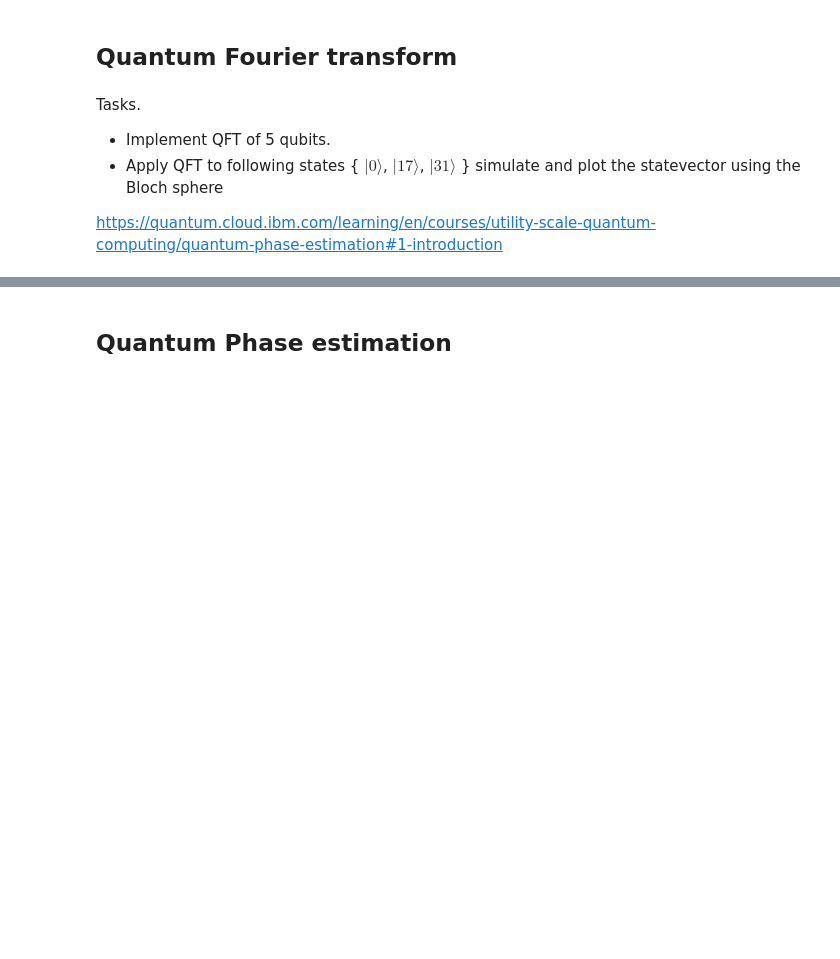
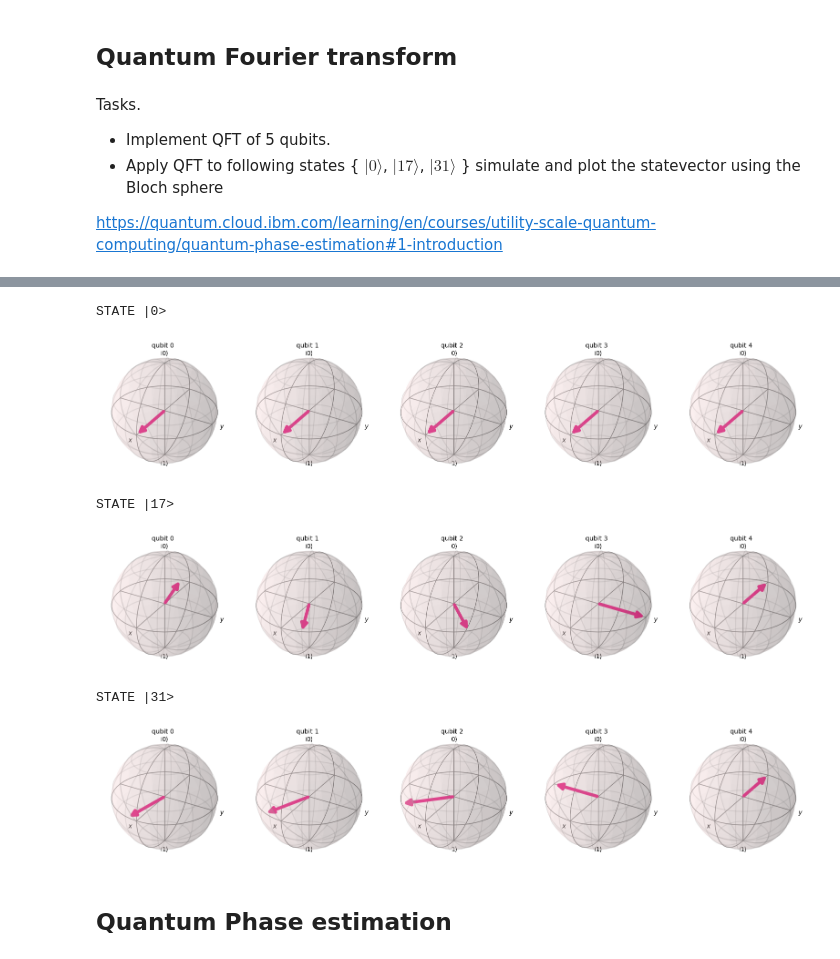
Before and after one commit to kacperpoluszejko/Quantum-Computing, a Jupyter notebook: Lab_7/07_Module_QPE_Shor_2026.ipynb, the cells around one changed output, grey strips where cells are left out. Drawn from its saved outputs; the diff is of its cells as text; code cells hidden in the pictures; blank space fills up the shorter version.

```diff
--- a/Lab_7/07_Module_QPE_Shor_2026.ipynb
+++ b/Lab_7/07_Module_QPE_Shor_2026.ipynb
@@ -11,3 +59,43 @@ https://quantum.cloud.ibm.com/learning/en/courses/utility-scale-quantum-computin
+# %%
+#now we simulate for |0>, |17>, and |31>
+
+qc1 = QuantumCircuit(5) #|0>
+qc2 = QuantumCircuit(5) #|17>
+qc2.x(0)
+qc2.x(4)
+qc3 = QuantumCircuit(5) #|31>
+qc3.x(0)
+qc3.x(1)
+qc3.x(2)
+qc3.x(3)
+qc3.x(4)
+
+qc1.barrier()
+qc2.barrier()
+qc3.barrier()
+
+qc1_qft = add_qft_5(qc1)
+qc2_qft = add_qft_5(qc2)
+qc3_qft = add_qft_5(qc3)
+
+print("STATE |0>")
+statevector1 = Statevector(qc1_qft)
+display(plot_bloch_multivector(statevector1))
+
+print("STATE |17>")
+statevector2 = Statevector(qc2_qft)
+display(plot_bloch_multivector(statevector2))
+
+print("STATE |31>")
+statevector3 = Statevector(qc3_qft)
+display(plot_bloch_multivector(statevector3))
+# %% [output]
+STATE |0>
+[figure, added]
+STATE |17>
+[figure, added]
+STATE |31>
+[figure, added]
 # %% [markdown]
 ## Quantum Phase estimation
 # %% [markdown]
```
Also changed, not shown: parts of 3 cells of this notebook.
